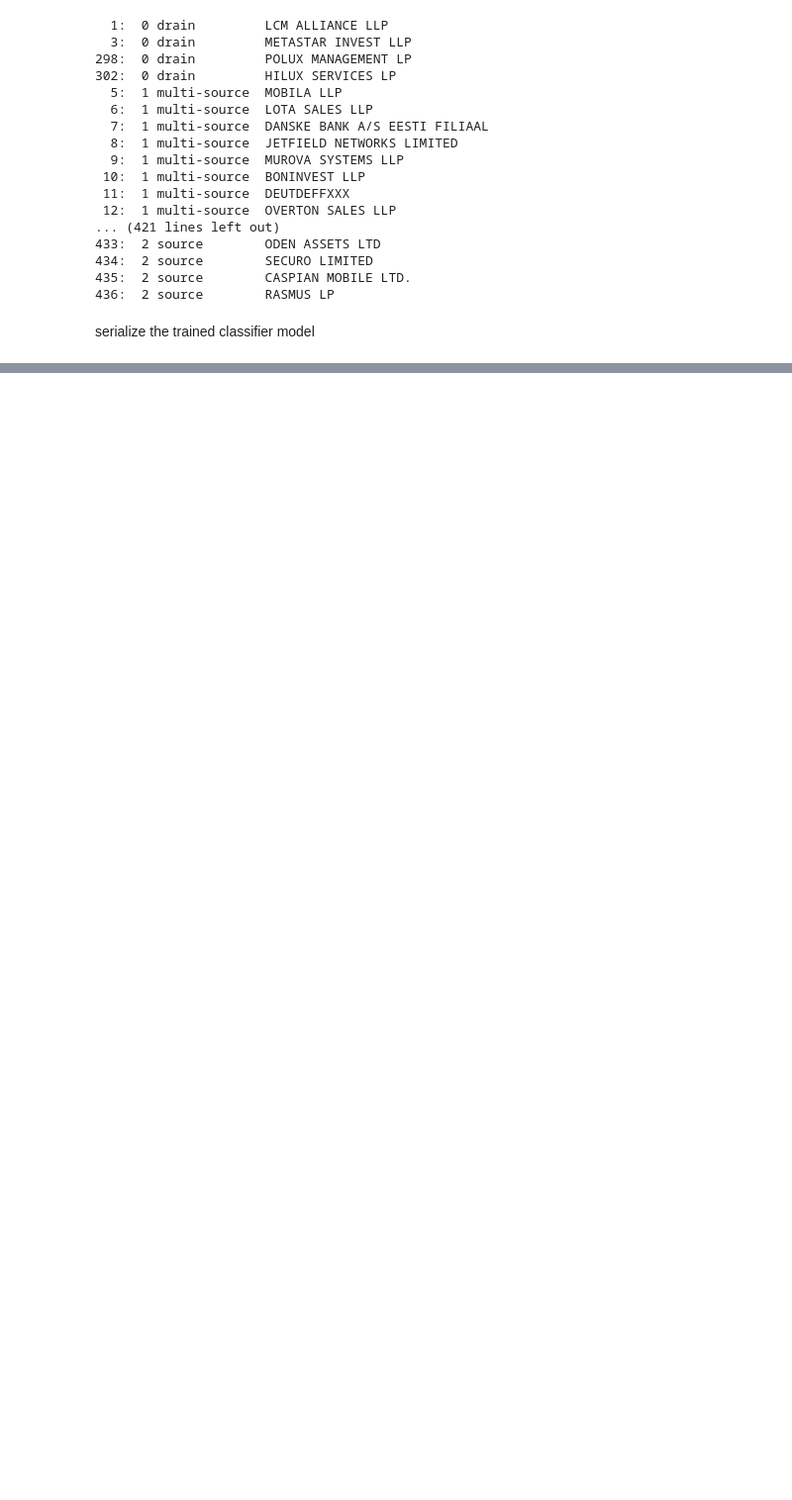
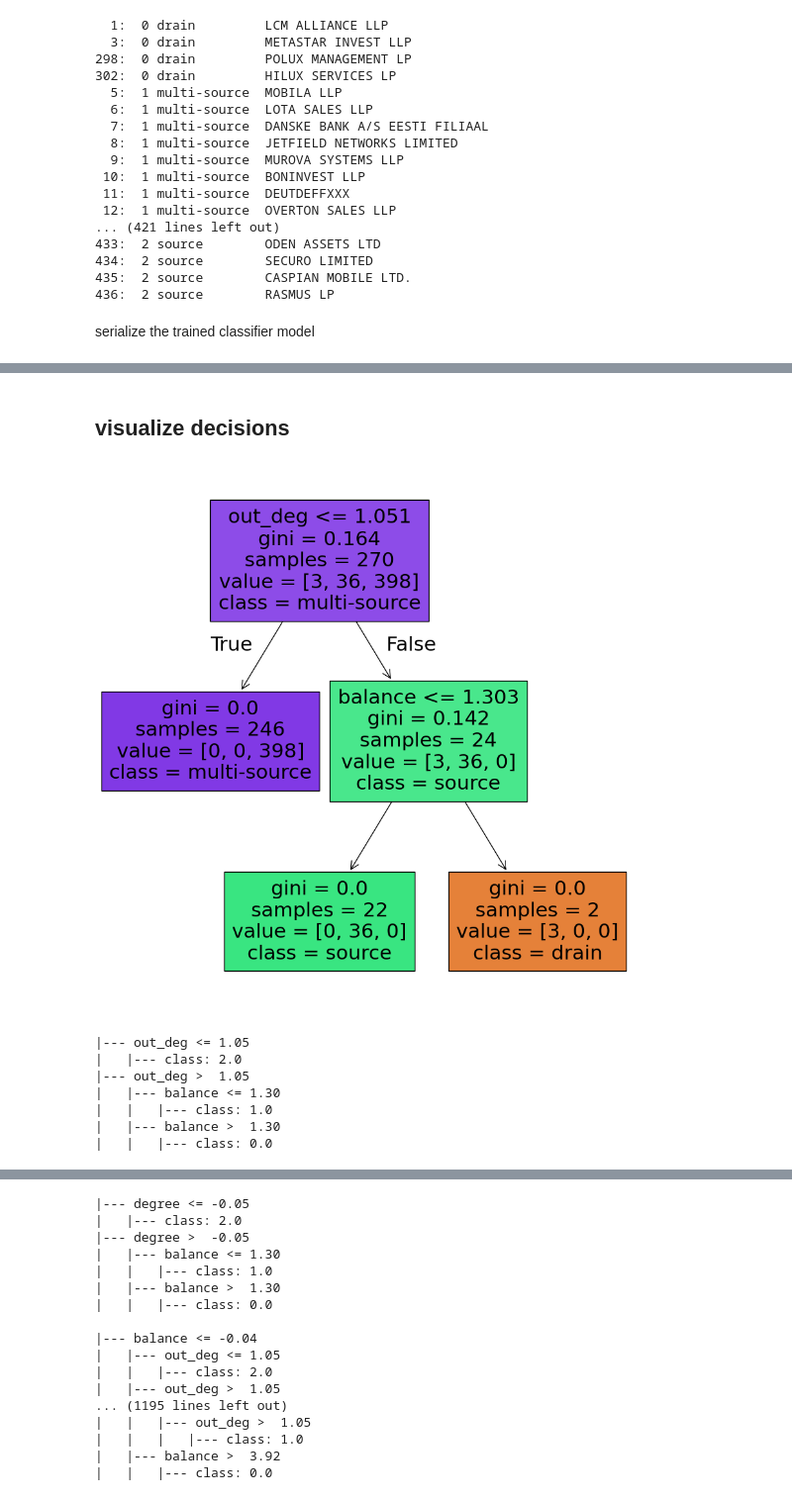
Before and after one commit to DerwenAI/kleptosyn, a Jupyter notebook: classify.ipynb, the cells around one changed output, grey strips where cells are left out. Shown: that part at 99% size. Drawn from its saved outputs; the diff is of its cells as text; code cells hidden in the pictures; blank space fills up the shorter version.

Commit message:
vizualize decisions in the RF classifier

```diff
--- a/classify.ipynb
+++ b/classify.ipynb
@@ -213,0 +214,38 @@ joblib.dump(
+# %% [markdown]
+## visualize decisions
+# %%
+def tree_viz (
+    tree
+    ) -> None:
+    plt.figure(figsize = (11, 11))
+    plt.rcParams["font.family"] = "sans-serif"
+
+    plot_tree(
+        tree,
+        filled = True,
+        feature_names = df_iv.columns,
+        class_names = list(set(df["role"].to_list())),
+    )
+
+    plt.show()
+
+
+for i, tree in enumerate(clf.estimators_):
+    if i < 2:
+        tree_viz(tree)
+
+    print(
+        export_text(
+            tree,
+            feature_names = df_iv.columns,
+        )
+    )
+# %% [output]
+[figure, added]
+|--- out_deg <= 1.05
+|   |--- class: 2.0
+|--- out_deg >  1.05
+|   |--- balance <= 1.30
+|   |   |--- class: 1.0
+|   |--- balance >  1.30
+|   |   |--- class: 0.0
@@ -213,0 +253,17 @@ joblib.dump(
+|--- degree <= -0.05
+|   |--- class: 2.0
+|--- degree >  -0.05
+|   |--- balance <= 1.30
+|   |   |--- class: 1.0
+|   |--- balance >  1.30
+|   |   |--- class: 0.0
+
+|--- balance <= -0.04
+|   |--- out_deg <= 1.05
+|   |   |--- class: 2.0
+|   |--- out_deg >  1.05
+... (1195 lines left out)
+|   |   |--- out_deg >  1.05
+|   |   |   |--- class: 1.0
+|   |--- balance >  3.92
+|   |   |--- class: 0.0
```
Also changed, not shown: parts of 8 cells of this notebook, 1 other file.
